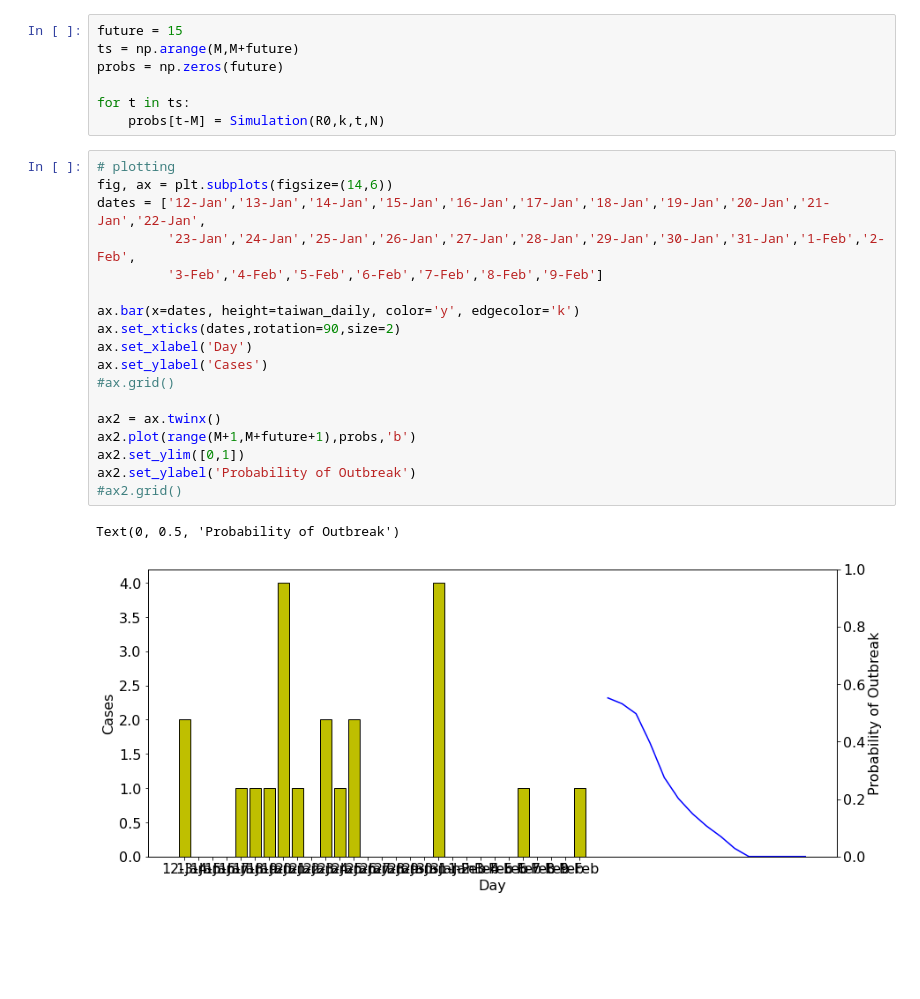
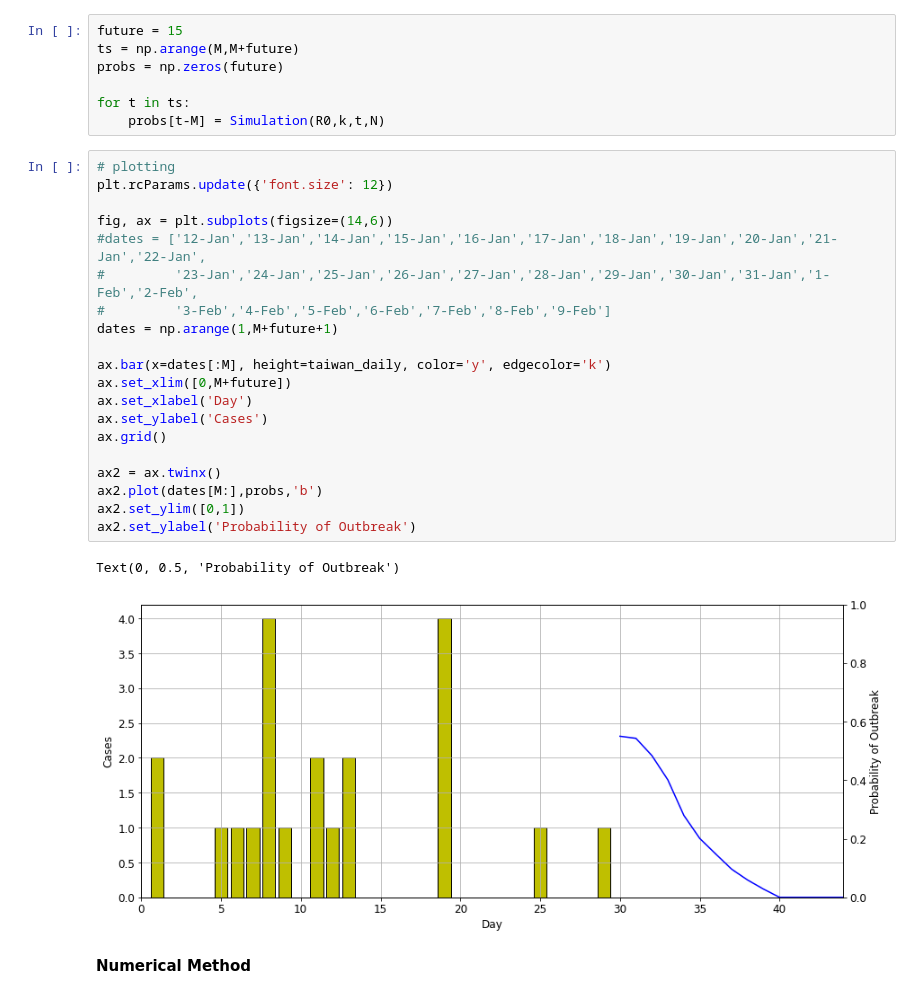
Before and after one commit to ndoyle815/MA930, a Jupyter notebook: Week6/Taiwan_COVID.ipynb, the cells around one changed output. Saved outputs shown, nothing was run; the diff lists cells and outputs as text; blank space fills up the shorter version.

Commit message:
taiwan outbreak probability

```diff
--- a/Week6/Taiwan_COVID.ipynb
+++ b/Week6/Taiwan_COVID.ipynb
@@ -103,22 +103,26 @@ for t in ts:
     probs[t-M] = Simulation(R0,k,t,N)
 # %%
 # plotting
+plt.rcParams.update({'font.size': 12})
+
 fig, ax = plt.subplots(figsize=(14,6))
-dates = ['12-Jan','13-Jan','14-Jan','15-Jan','16-Jan','17-Jan','18-Jan','19-Jan','20-Jan','21-Jan','22-Jan',
-         '23-Jan','24-Jan','25-Jan','26-Jan','27-Jan','28-Jan','29-Jan','30-Jan','31-Jan','1-Feb','2-Feb',
-         '3-Feb','4-Feb','5-Feb','6-Feb','7-Feb','8-Feb','9-Feb']
+#dates = ['12-Jan','13-Jan','14-Jan','15-Jan','16-Jan','17-Jan','18-Jan','19-Jan','20-Jan','21-Jan','22-Jan',
+#         '23-Jan','24-Jan','25-Jan','26-Jan','27-Jan','28-Jan','29-Jan','30-Jan','31-Jan','1-Feb','2-Feb',
+#         '3-Feb','4-Feb','5-Feb','6-Feb','7-Feb','8-Feb','9-Feb']
+dates = np.arange(1,M+future+1)
 
-ax.bar(x=dates, height=taiwan_daily, color='y', edgecolor='k')
-ax.set_xticks(dates,rotation=90,size=2)
+ax.bar(x=dates[:M], height=taiwan_daily, color='y', edgecolor='k')
+ax.set_xlim([0,M+future])
 ax.set_xlabel('Day')
 ax.set_ylabel('Cases')
-#ax.grid()
+ax.grid()
 
 ax2 = ax.twinx()
-ax2.plot(range(M+1,M+future+1),probs,'b')
+ax2.plot(dates[M:],probs,'b')
 ax2.set_ylim([0,1])
 ax2.set_ylabel('Probability of Outbreak')
-#ax2.grid()
 # %% [output]
 Text(0, 0.5, 'Probability of Outbreak')
-[figure, old version]
+[figure, new version]
+# %% [markdown]
+**Numerical Method**
```
Also changed, not shown: parts of 6 cells of this notebook.
